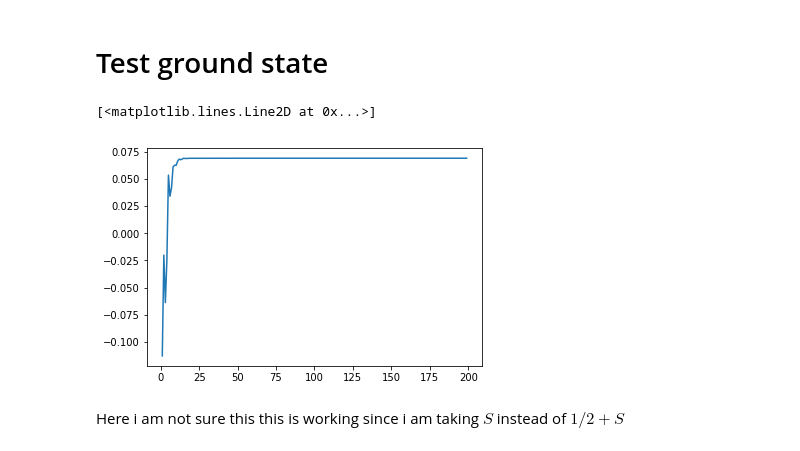
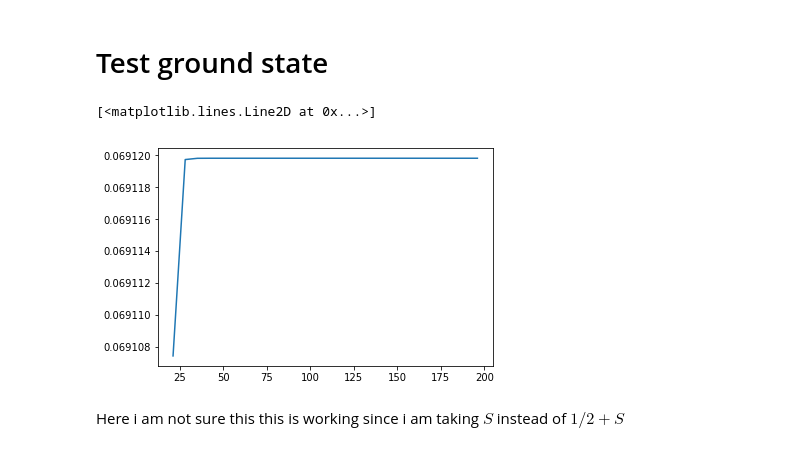
Before and after one commit to jamontanac/Tesis_Master, a Jupyter notebook: XY_model/Fourier_diagonalization/Intento_16_09_19.ipynb, the cells around one changed output. Saved outputs shown, nothing was run; the diff lists cells and outputs as text; code cells hidden in the pictures.

```diff
--- a/XY_model/Fourier_diagonalization/Intento_16_09_19.ipynb
+++ b/XY_model/Fourier_diagonalization/Intento_16_09_19.ipynb
@@ -243,16 +243,16 @@ Fourier_minous=fftshift(fft(ifftshift(Mminousband)))
 Cov_matrix=(Create_anti_circulant(Fourier_minous)+Create_circulant(Fourier_plus))*1/N_size
 # %%
 result=[]
-for i in range(1, 200):
+for i in range(21, 200,7):
     New_Cov_matrix=Take_portion(Cov_matrix,i)
     A,S,B=np.linalg.svd(New_Cov_matrix)
-    aux=np.sum(Binary_entropy(S)) #Binary entropy does not work
+    aux=np.sum(Binary_entropy((S))) #Binary entropy does not work
     result.append(aux)
 # %%
-plt.plot(range(1, 200),result)
+plt.plot(range(21, 200,7),result)
 # %% [output]
 [<matplotlib.lines.Line2D at 0x...>]
-[figure, old version]
+[figure, new version]
 # %% [markdown]
 Here i am not sure this this is working since i am taking $S$ instead of $1/2 + S$
 # %% [markdown]
```
Also changed, not shown: parts of 3 cells of this notebook.
